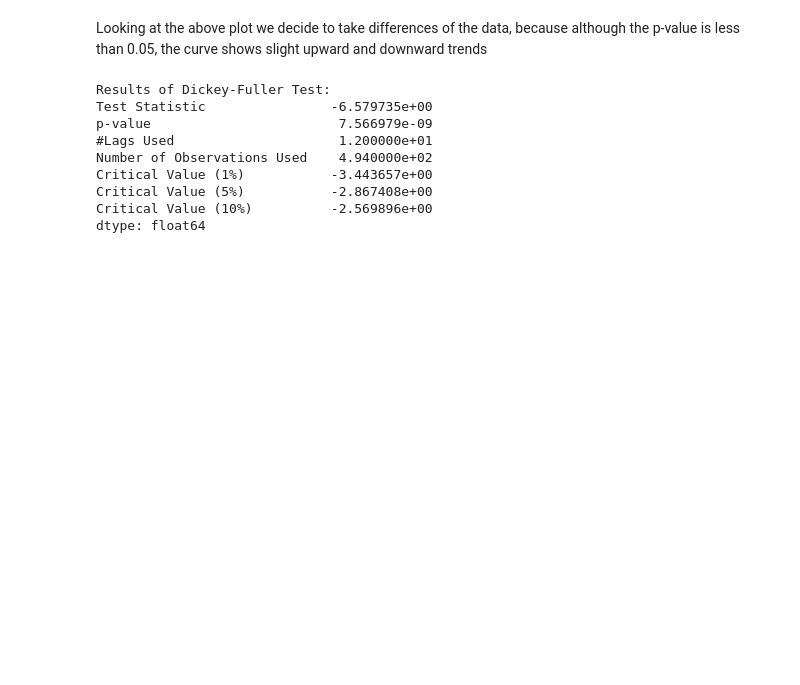
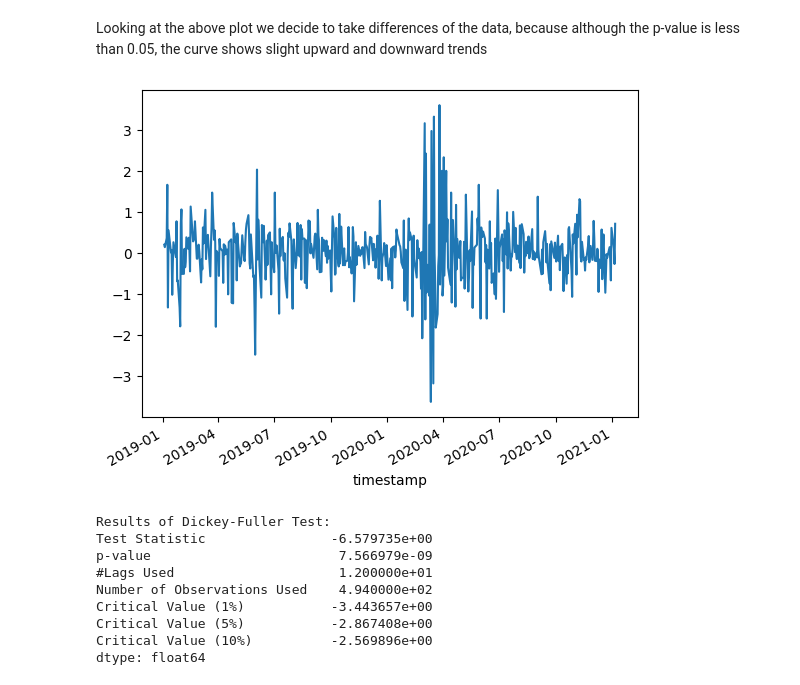
Before and after one commit to pallabee/Time-Series-for-Stock-Price-Prediction, a Jupyter notebook: eda/stationarity.ipynb, the cells around one changed output. Drawn from its saved outputs; the diff is of its cells as text; code cells hidden in the pictures; blank space fills up the shorter version.

Commit message:
updated plots

```diff
--- a/eda/stationarity.ipynb
+++ b/eda/stationarity.ipynb
@@ -58,6 +58,10 @@ Looking at the above plot we decide to take differences of the data, because alt
 # %%
 #Removing non-stationarity
 VZ_diff = VZ.diff().dropna()
+# %%
+VZ_diff.plot();
+# %% [output]
+[figure, added]
 # %%
 #Running adf test again after removing non-stationarity
 adf_test(VZ_diff)
```
Also changed, not shown: parts of 4 cells of this notebook.
